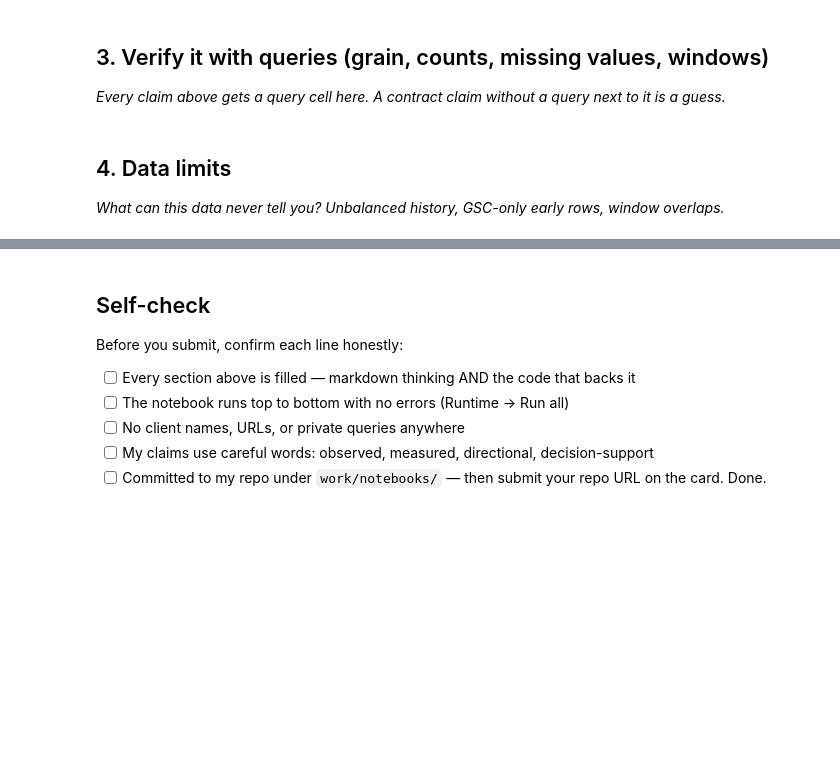
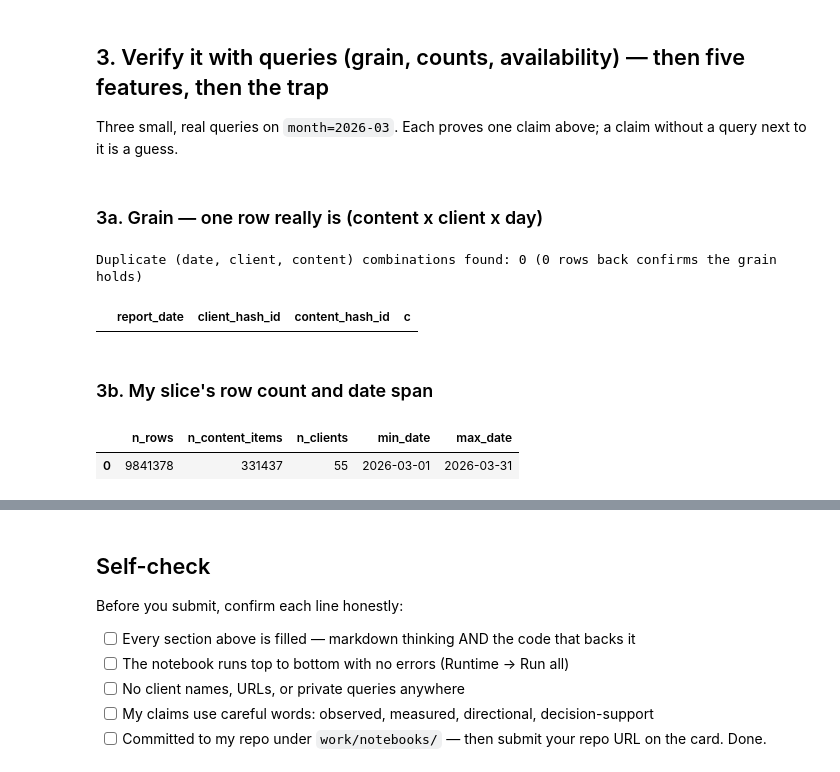
Before and after one commit to 720-hz/flyrank-ml-internship, a Jupyter notebook: work/notebooks/Week 3/w03_data_contract.ipynb, the cells around one changed output, grey strips where cells are left out. Drawn from its saved outputs; the diff is of its cells as text; code cells hidden in the pictures; blank space fills up the shorter version.

```diff
--- a/work/notebooks/Week 3/w03_data_contract.ipynb
+++ b/work/notebooks/Week 3/w03_data_contract.ipynb
@@ -23,4 +109,4 @@ This skeleton is yours to fill. Work the sections **in order** — each one has
 # %% [markdown]
-## 3. Verify it with queries (grain, counts, missing values, windows)
+## 3. Verify it with queries (grain, counts, availability) — then five features, then the trap
 
-*Every claim above gets a query cell here. A contract claim without a query next to it is a guess.*
+Three small, real queries on `month=2026-03`. Each proves one claim above; a claim without a query next to it is a guess.
@@ -30,4 +112,0 @@ This skeleton is yours to fill. Work the sections **in order** — each one has
-# %% [markdown]
-## 4. Data limits
-
-*What can this data never tell you? Unbalanced history, GSC-only early rows, window overlaps.*
@@ -36,0 +113,30 @@ This skeleton is yours to fill. Work the sections **in order** — each one has
+# %% [markdown]
+### 3a. Grain — one row really is (content x client x day)
+# %%
+grain_probe = con.sql(f"""
+    SELECT report_date, client_hash_id, content_hash_id, COUNT(*) AS c
+    FROM {DAILY}
+    GROUP BY report_date, client_hash_id, content_hash_id
+    HAVING COUNT(*) > 1
+    LIMIT 5
+""").df()
+print(f"Duplicate (date, client, content) combinations found: {len(grain_probe)} (0 rows back confirms the grain holds)")
+grain_probe
+# %% [output]
+Duplicate (date, client, content) combinations found: 0 (0 rows back confirms the grain holds)
+|  | report_date | client_hash_id | content_hash_id | c |
+# %% [markdown]
+### 3b. My slice's row count and date span
+# %%
+slice_stats = con.sql(f"""
+    SELECT COUNT(*) AS n_rows,
+           COUNT(DISTINCT content_hash_id) AS n_content_items,
+           COUNT(DISTINCT client_hash_id) AS n_clients,
+           MIN(report_date) AS min_date,
+           MAX(report_date) AS max_date
+    FROM {DAILY}
+""").df()
+slice_stats
+# %% [output]
+|  | n_rows | n_content_items | n_clients | min_date | max_date |
+| 0 | 9841378 | 331437 | 55 | 2026-03-01 | 2026-03-31 |
```
Also changed, not shown: parts of 23 cells of this notebook.
